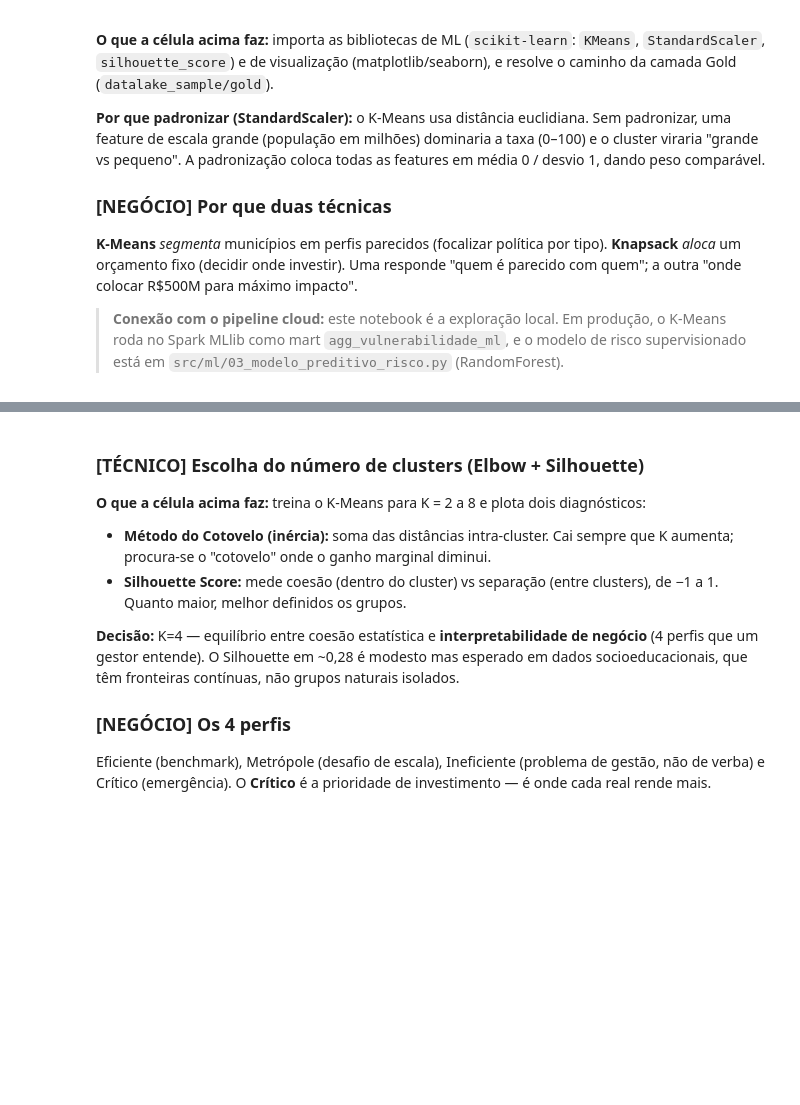
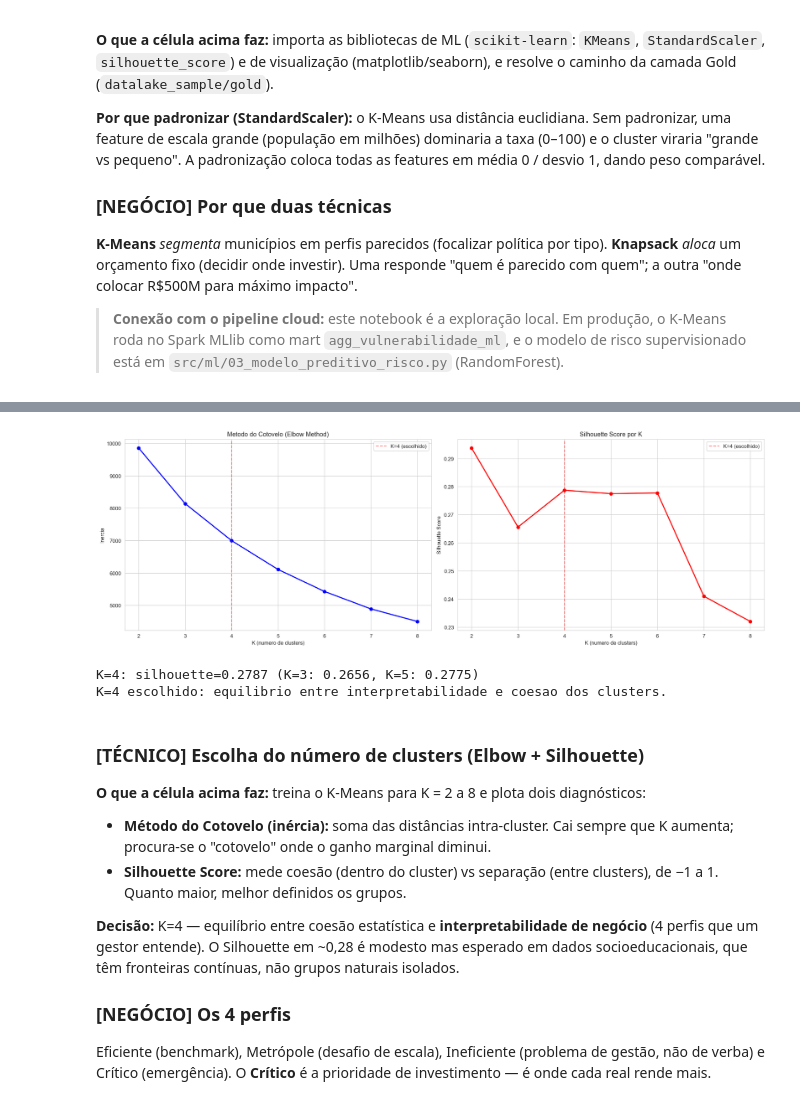
Before and after one commit to alfabetizacao-datateam/tech-challenge-fase2-alfabetizacao, a Jupyter notebook: notebooks/03_ml_clustering_otimizacao.ipynb, the cells around one changed output, grey strips where cells are left out. Drawn from its saved outputs; the diff is of its cells as text; code cells hidden in the pictures; blank space fills up the shorter version.

```diff
--- a/notebooks/03_ml_clustering_otimizacao.ipynb
+++ b/notebooks/03_ml_clustering_otimizacao.ipynb
@@ -48,35 +57,39 @@ pdf.head(3)
 # %%
-feature_cols = ['taxa_alfabetizacao_media', 'gasto_per_capita_medio', 'deficit_log', 'populacao_log']
+feature_cols = ['taxa_alfabetizacao_media', 'gasto_per_capita_medio', 'deficit_per_capita', 'populacao_log']
 X = pdf[feature_cols].fillna(pdf[feature_cols].median()).values
 scaler = StandardScaler()
 X_scaled = scaler.fit_transform(X)
 
 inertias, sil_scores = [], []
 Ks = range(2, 9)
 for k in Ks:
     km = KMeans(n_clusters=k, random_state=42, n_init=10)
     labels = km.fit_predict(X_scaled)
     inertias.append(km.inertia_)
     sil_scores.append(silhouette_score(X_scaled, labels))
 
 fig, axes = plt.subplots(1, 2, figsize=(18, 6))
 axes[0].plot(Ks, inertias, 'bo-', linewidth=2)
 axes[0].axvline(4, color='red', linestyle='--', alpha=0.5, label='K=4 (escolhido)')
 axes[0].set_xlabel('K (numero de clusters)')
 axes[0].set_ylabel('Inercia')
 axes[0].set_title('Metodo do Cotovelo (Elbow Method)')
 axes[0].legend()
 
 axes[1].plot(Ks, sil_scores, 'ro-', linewidth=2)
 axes[1].axvline(4, color='red', linestyle='--', alpha=0.5, label='K=4 (escolhido)')
 axes[1].set_xlabel('K (numero de clusters)')
 axes[1].set_ylabel('Silhouette Score')
 axes[1].set_title('Silhouette Score por K')
 axes[1].legend()
 plt.tight_layout()
 plt.show()
 print(f'K=4: silhouette={sil_scores[2]:.4f} (K=3: {sil_scores[1]:.4f}, K=5: {sil_scores[3]:.4f})')
 print('K=4 escolhido: equilibrio entre interpretabilidade e coesao dos clusters.')
+# %% [output]
+[figure, added]
+K=4: silhouette=0.2787 (K=3: 0.2656, K=5: 0.2775)
+K=4 escolhido: equilibrio entre interpretabilidade e coesao dos clusters.
 # %% [markdown]
 ### [TÉCNICO] Escolha do número de clusters (Elbow + Silhouette)
 
```
Also changed, not shown: parts of 8 cells of this notebook, 1 other file.
